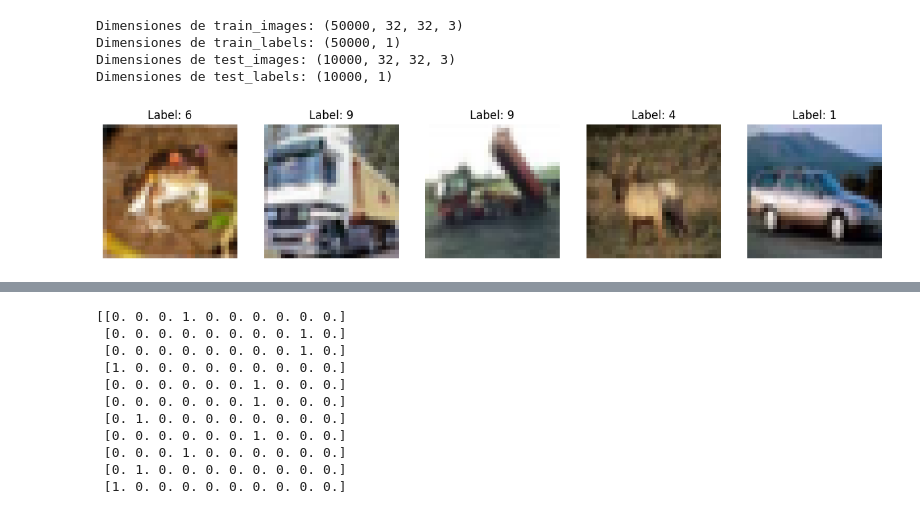
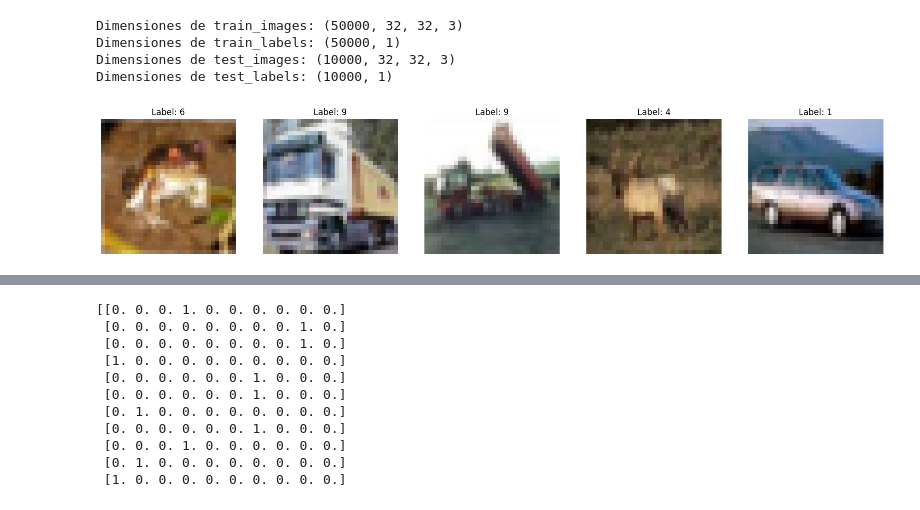
Before and after one commit to omoranav/Talento_Tech, a Jupyter notebook: Actividad_6_M2_U2_L2_Ac6_Ejercicio.ipynb, the cells around one changed output, grey strips where cells are left out. Cells and saved outputs as stored; diff of their text form; code cells hidden in the pictures.

```diff
--- a/Actividad_6_M2_U2_L2_Ac6_Ejercicio.ipynb
+++ b/Actividad_6_M2_U2_L2_Ac6_Ejercicio.ipynb
@@ -9,25 +9,25 @@ import pandas as pd
 import matplotlib.pyplot as plt
 from keras.layers import Dense, Conv2D, MaxPooling2D, Flatten
 # %%
-#Cargue la división de entrenamiento y prueba del conjunto de datos CIFAR10 Y CIFAR100
+# Cargar las divisiones de entrenamiento y prueba del conjunto de datos CIFAR10
 (training_images, training_labels), (test_images, test_labels) = cifar10.load_data()
 
 # Verificar las dimensiones de los datos
 print("Dimensiones de train_images:", training_images.shape)
 print("Dimensiones de train_labels:", training_labels.shape)
 print("Dimensiones de test_images:", test_images.shape)
 print("Dimensiones de test_labels:", test_labels.shape)
 
-# Mostrar algunas imágenes del conjunto de datos
-fig, axes = plt.subplots(1, 5, figsize=(15, 3))
+# Mostrar algunas imágenes del conjunto de datos con mejor resolución
+fig, axes = plt.subplots(1, 5, figsize=(20, 5))
 for i in range(5):
-    axes[i].imshow(training_images[i])
+    axes[i].imshow(training_images[i], interpolation='none')
     axes[i].set_title(f"Label: {training_labels[i][0]}")
     axes[i].axis('off')
 plt.show()
 # %% [output]
 Dimensiones de train_images: (50000, 32, 32, 3)
 Dimensiones de train_labels: (50000, 1)
 Dimensiones de test_images: (10000, 32, 32, 3)
 Dimensiones de test_labels: (10000, 1)
-[figure, old version]
+[figure, new version]
```
Also changed, not shown: parts of 22 cells of this notebook.
